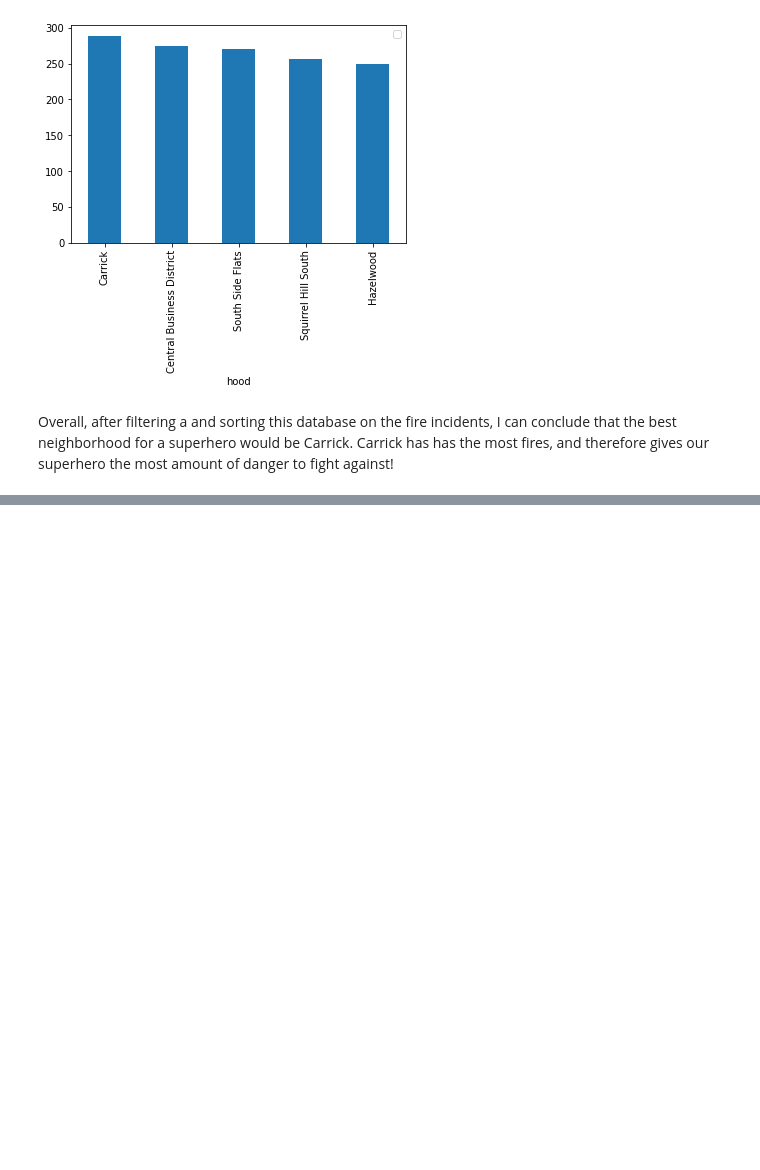
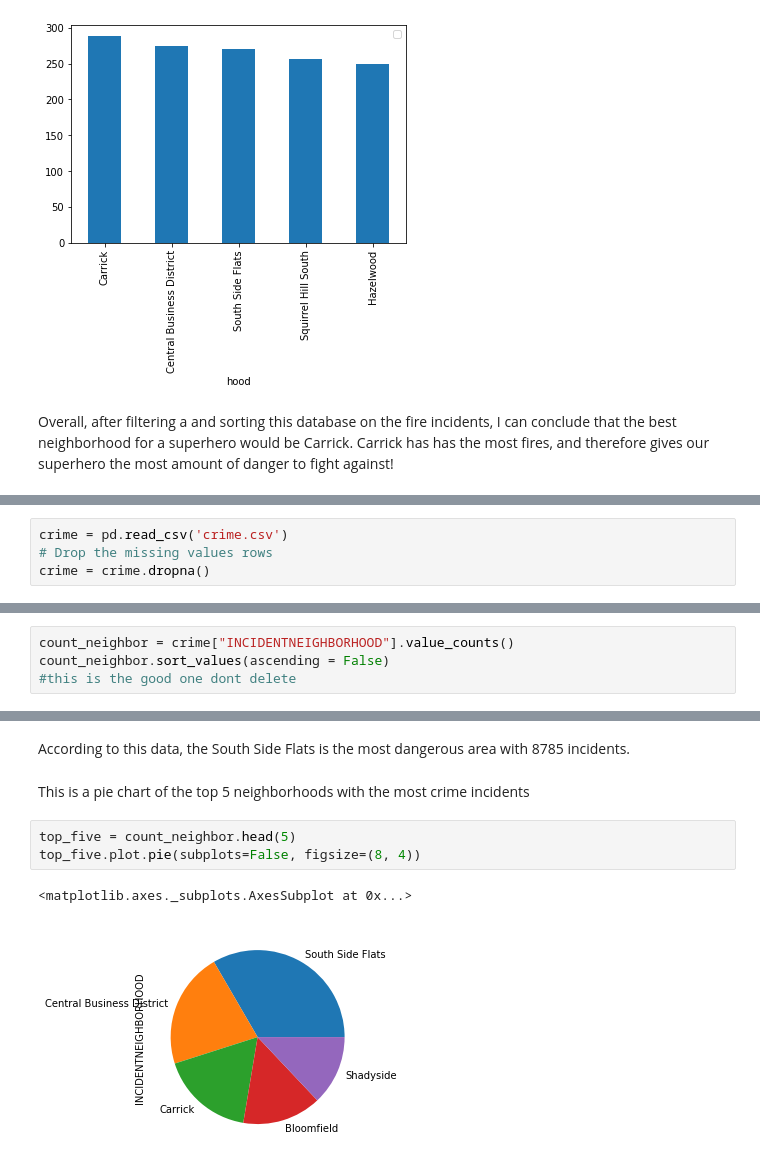
Before and after one commit to JhanviSharma27/Neighborhood-Navigators, a Jupyter notebook: Final.ipynb, the cells around one changed output, grey strips where cells are left out. Cells and saved outputs as stored; diff of their text form; blank space fills up the shorter version.

```diff
--- a/Final.ipynb
+++ b/Final.ipynb
@@ -104,0 +118,4 @@ Overall, after filtering a and sorting this database on the fire incidents, I ca
+# %%
+crime = pd.read_csv('crime.csv')
+# Drop the missing values rows
+crime = crime.dropna()
@@ -104,0 +150,4 @@ Overall, after filtering a and sorting this database on the fire incidents, I ca
+# %%
+count_neighbor = crime["INCIDENTNEIGHBORHOOD"].value_counts()
+count_neighbor.sort_values(ascending = False)
+#this is the good one dont delete
@@ -104,0 +167,10 @@ Overall, after filtering a and sorting this database on the fire incidents, I ca
+# %% [markdown]
+According to this data, the South Side Flats is the most dangerous area with 8785 incidents.
+# %% [markdown]
+This is a pie chart of the top 5 neighborhoods with the most crime incidents
+# %%
+top_five = count_neighbor.head(5)
+top_five.plot.pie(subplots=False, figsize=(8, 4))
+# %% [output]
+<matplotlib.axes._subplots.AxesSubplot at 0x...>
+[figure, added]
```
Also changed, not shown: parts of 14 cells of this notebook.
